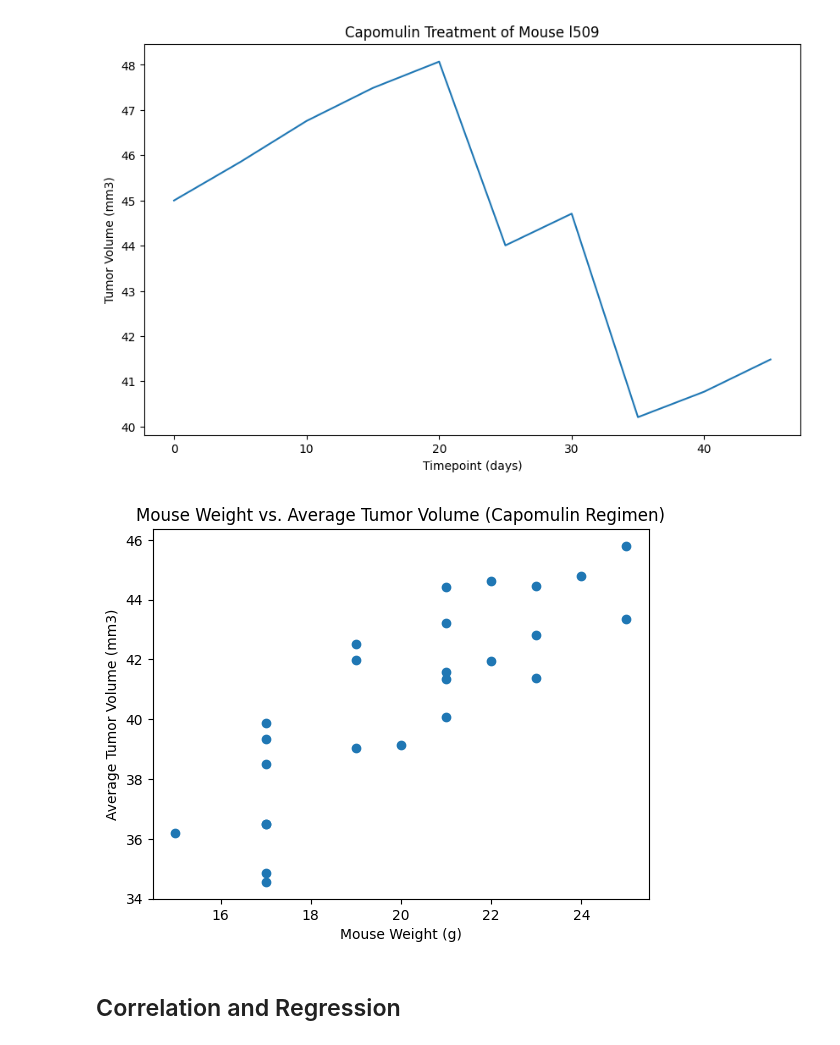
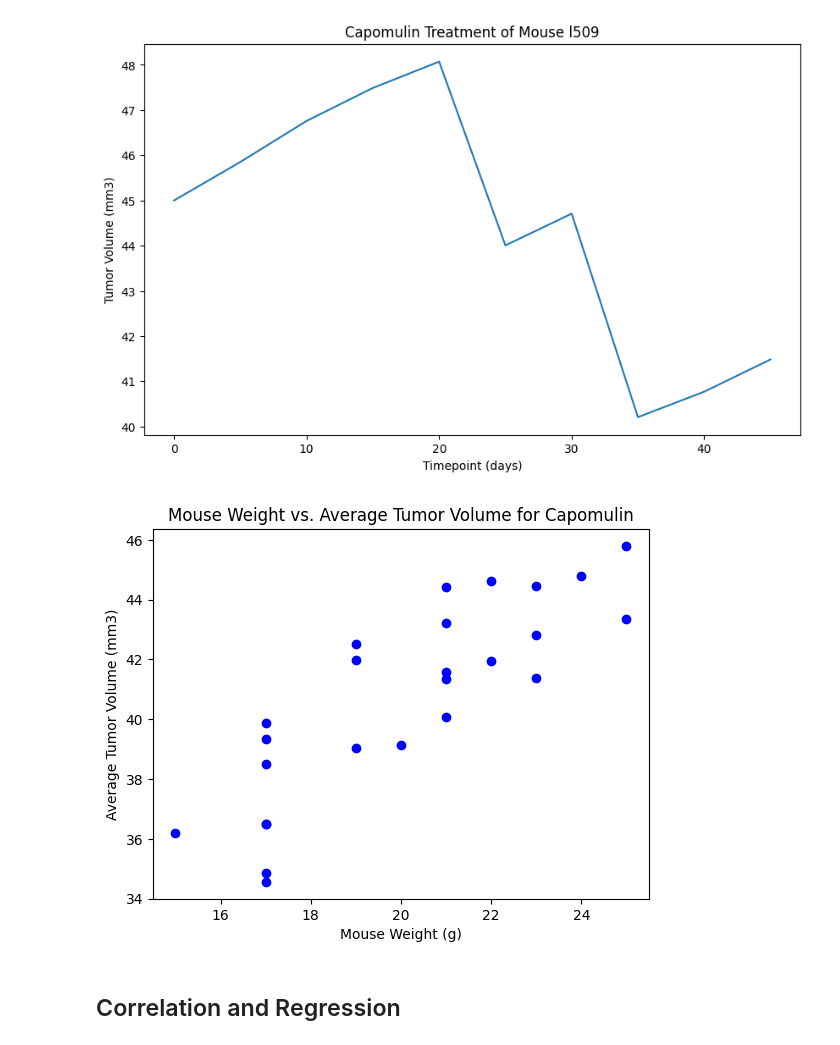
Before and after one commit to arkhanks/Pymaceuticals_Challenge_5, a Jupyter notebook: pymaceuticals_code.ipynb, the cells around one changed output. Saved outputs shown, nothing was run; the diff lists cells and outputs as text; code cells hidden in the pictures.

```diff
--- a/pymaceuticals_code.ipynb
+++ b/pymaceuticals_code.ipynb
@@ -485,36 +485,36 @@ regimen = 'Capomulin'
 
 # new dataframe with only data for the mice treated with Capomulin
 
 capomulin_data_df = clean_study_info_df[clean_study_info_df['Drug Regimen'] == regimen]
 
 
 # find average tumor volume
 
 avg_tumor_volume_df = capomulin_data_df.groupby('Mouse ID')['Tumor Volume (mm3)'].mean().reset_index()
 
 
 # calculate average weight
 
 avg_weight_df = capomulin_data_df.groupby('Mouse ID')['Weight (g)'].mean().reset_index()
 
 
 # merge weight and tumor volume
 
-weight_tumor_df = pd.merge(avg_tumor_volume_df, avg_weight_df, on='Mouse ID')
+weight_and_tumor_df = pd.merge(avg_tumor_volume_df, avg_weight_df, on='Mouse ID')
 
 
 # Create a scatter plot
 
-plt.scatter(weight_tumor_df['Weight (g)'], weight_tumor_df['Tumor Volume (mm3)'])
+plt.scatter(weight_and_tumor_df['Weight (g)'], weight_and_tumor_df['Tumor Volume (mm3)'], color = 'blue')
 
-plt.title('Mouse Weight vs. Average Tumor Volume (Capomulin Regimen)')
+plt.title('Mouse Weight vs. Average Tumor Volume for Capomulin')
 
 plt.xlabel('Mouse Weight (g)')
 
 plt.ylabel('Average Tumor Volume (mm3)')
 
 plt.show()
 # %% [output]
-[figure, old version]
+[figure, new version]
 # %% [markdown]
 ## Correlation and Regression
```
Also changed, not shown: parts of 2 cells of this notebook.
